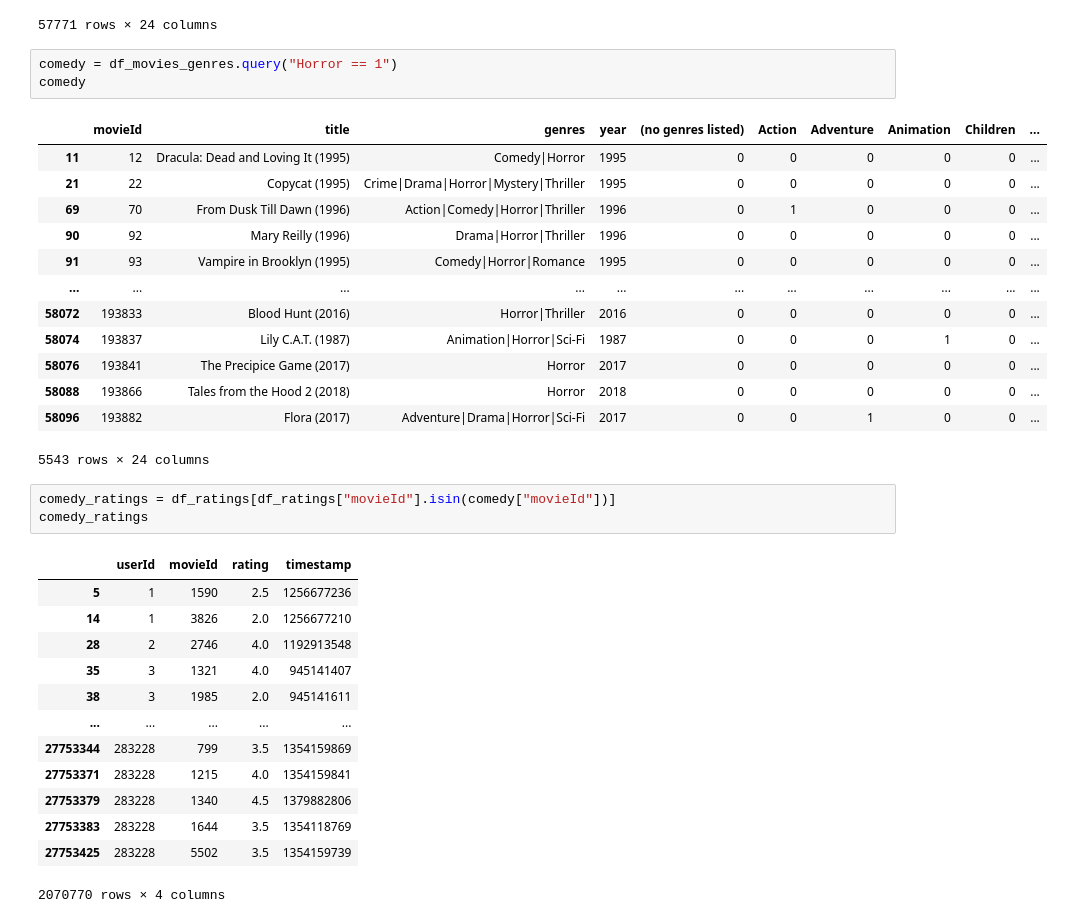
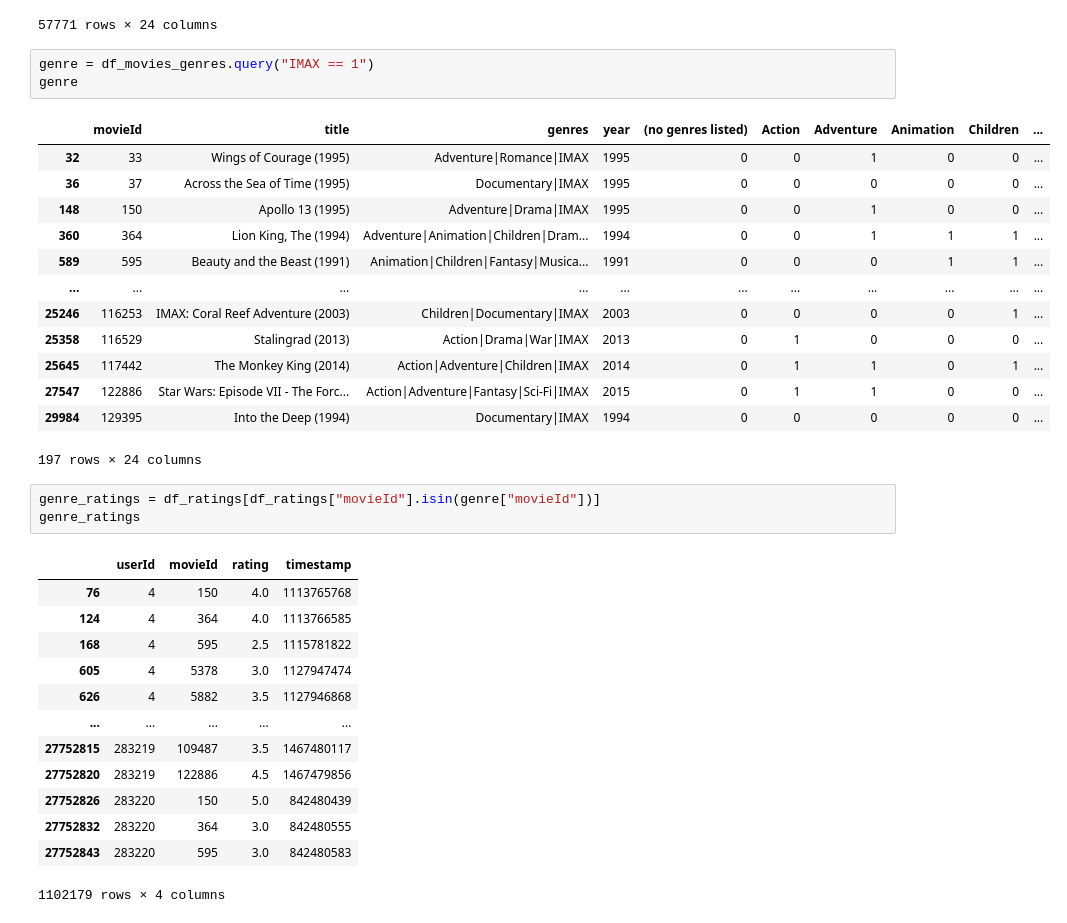
Before and after one commit to Razjoh/Machine-learning-Rasmus-Johansson, a Jupyter notebook: Labb/EDA.ipynb, the cells around one changed output. Saved outputs shown, nothing was run; the diff lists cells and outputs as text.

```diff
--- a/Labb/EDA.ipynb
+++ b/Labb/EDA.ipynb
@@ -373,37 +384,37 @@ df_movies_genres
 | 58097 | 193886 | Leal (2018) | Action|Crime|Drama | 2018 | 0 | 1 | 0 | 0 | 0 | ... |
 57771 rows × 24 columns
 # %%
-comedy = df_movies_genres.query("Horror == 1")
-comedy
+genre = df_movies_genres.query("IMAX == 1")
+genre
 # %% [output]
 |  | movieId | title | genres | year | (no genres listed) | Action | Adventure | Animation | Children | ... |
-| 11 | 12 | Dracula: Dead and Loving It (1995) | Comedy|Horror | 1995 | 0 | 0 | 0 | 0 | 0 | ... |
-| 21 | 22 | Copycat (1995) | Crime|Drama|Horror|Mystery|Thriller | 1995 | 0 | 0 | 0 | 0 | 0 | ... |
-| 69 | 70 | From Dusk Till Dawn (1996) | Action|Comedy|Horror|Thriller | 1996 | 0 | 1 | 0 | 0 | 0 | ... |
-| 90 | 92 | Mary Reilly (1996) | Drama|Horror|Thriller | 1996 | 0 | 0 | 0 | 0 | 0 | ... |
-| 91 | 93 | Vampire in Brooklyn (1995) | Comedy|Horror|Romance | 1995 | 0 | 0 | 0 | 0 | 0 | ... |
+| 32 | 33 | Wings of Courage (1995) | Adventure|Romance|IMAX | 1995 | 0 | 0 | 1 | 0 | 0 | ... |
+| 36 | 37 | Across the Sea of Time (1995) | Documentary|IMAX | 1995 | 0 | 0 | 0 | 0 | 0 | ... |
+| 148 | 150 | Apollo 13 (1995) | Adventure|Drama|IMAX | 1995 | 0 | 0 | 1 | 0 | 0 | ... |
+| 360 | 364 | Lion King, The (1994) | Adventure|Animation|Children|Dram... | 1994 | 0 | 0 | 1 | 1 | 1 | ... |
+| 589 | 595 | Beauty and the Beast (1991) | Animation|Children|Fantasy|Musica... | 1991 | 0 | 0 | 0 | 1 | 1 | ... |
 | ... | ... | ... | ... | ... | ... | ... | ... | ... | ... | ... |
-| 58072 | 193833 | Blood Hunt (2016) | Horror|Thriller | 2016 | 0 | 0 | 0 | 0 | 0 | ... |
-| 58074 | 193837 | Lily C.A.T. (1987) | Animation|Horror|Sci-Fi | 1987 | 0 | 0 | 0 | 1 | 0 | ... |
-| 58076 | 193841 | The Precipice Game (2017) | Horror | 2017 | 0 | 0 | 0 | 0 | 0 | ... |
-| 58088 | 193866 | Tales from the Hood 2 (2018) | Horror | 2018 | 0 | 0 | 0 | 0 | 0 | ... |
-| 58096 | 193882 | Flora (2017) | Adventure|Drama|Horror|Sci-Fi | 2017 | 0 | 0 | 1 | 0 | 0 | ... |
+| 25246 | 116253 | IMAX: Coral Reef Adventure (2003) | Children|Documentary|IMAX | 2003 | 0 | 0 | 0 | 0 | 1 | ... |
+| 25358 | 116529 | Stalingrad (2013) | Action|Drama|War|IMAX | 2013 | 0 | 1 | 0 | 0 | 0 | ... |
+| 25645 | 117442 | The Monkey King (2014) | Action|Adventure|Children|IMAX | 2014 | 0 | 1 | 1 | 0 | 1 | ... |
+| 27547 | 122886 | Star Wars: Episode VII - The Forc... | Action|Adventure|Fantasy|Sci-Fi|IMAX | 2015 | 0 | 1 | 1 | 0 | 0 | ... |
+| 29984 | 129395 | Into the Deep (1994) | Documentary|IMAX | 1994 | 0 | 0 | 0 | 0 | 0 | ... |
-5543 rows × 24 columns
+197 rows × 24 columns
 # %%
-comedy_ratings = df_ratings[df_ratings["movieId"].isin(comedy["movieId"])]
-comedy_ratings
+genre_ratings = df_ratings[df_ratings["movieId"].isin(genre["movieId"])]
+genre_ratings
 # %% [output]
 |  | userId | movieId | rating | timestamp |
-| 5 | 1 | 1590 | 2.5 | 1256677236 |
-| 14 | 1 | 3826 | 2.0 | 1256677210 |
-| 28 | 2 | 2746 | 4.0 | 1192913548 |
-| 35 | 3 | 1321 | 4.0 | 945141407 |
-| 38 | 3 | 1985 | 2.0 | 945141611 |
+| 76 | 4 | 150 | 4.0 | 1113765768 |
+| 124 | 4 | 364 | 4.0 | 1113766585 |
+| 168 | 4 | 595 | 2.5 | 1115781822 |
+| 605 | 4 | 5378 | 3.0 | 1127947474 |
+| 626 | 4 | 5882 | 3.5 | 1127946868 |
 | ... | ... | ... | ... | ... |
-| 27753344 | 283228 | 799 | 3.5 | 1354159869 |
-| 27753371 | 283228 | 1215 | 4.0 | 1354159841 |
-| 27753379 | 283228 | 1340 | 4.5 | 1379882806 |
-| 27753383 | 283228 | 1644 | 3.5 | 1354118769 |
-| 27753425 | 283228 | 5502 | 3.5 | 1354159739 |
+| 27752815 | 283219 | 109487 | 3.5 | 1467480117 |
+| 27752820 | 283219 | 122886 | 4.5 | 1467479856 |
+| 27752826 | 283220 | 150 | 5.0 | 842480439 |
+| 27752832 | 283220 | 364 | 3.0 | 842480555 |
+| 27752843 | 283220 | 595 | 3.0 | 842480583 |
-2070770 rows × 4 columns
+1102179 rows × 4 columns
 # %%
```
Also changed, not shown: parts of 5 cells of this notebook, 1 other file.
